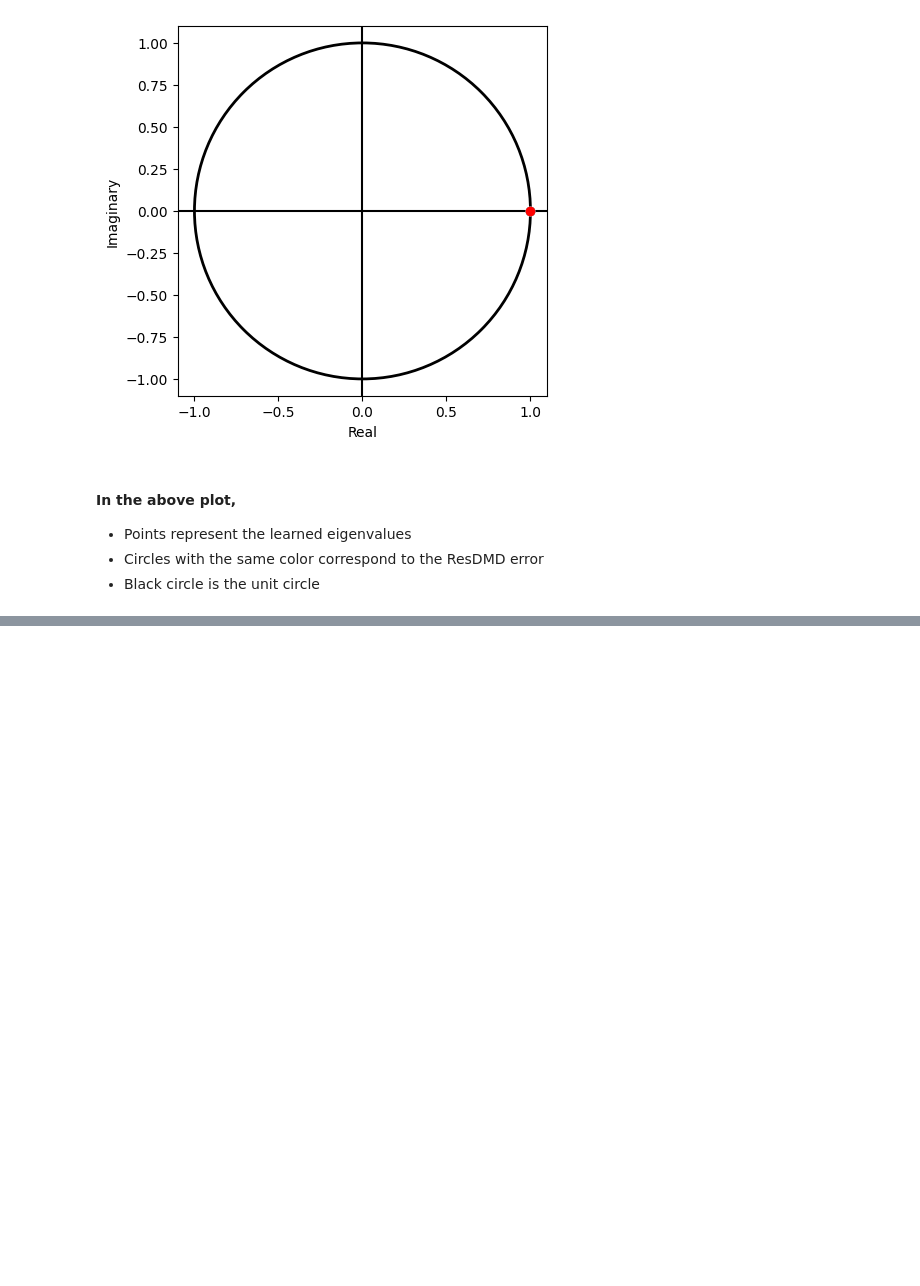
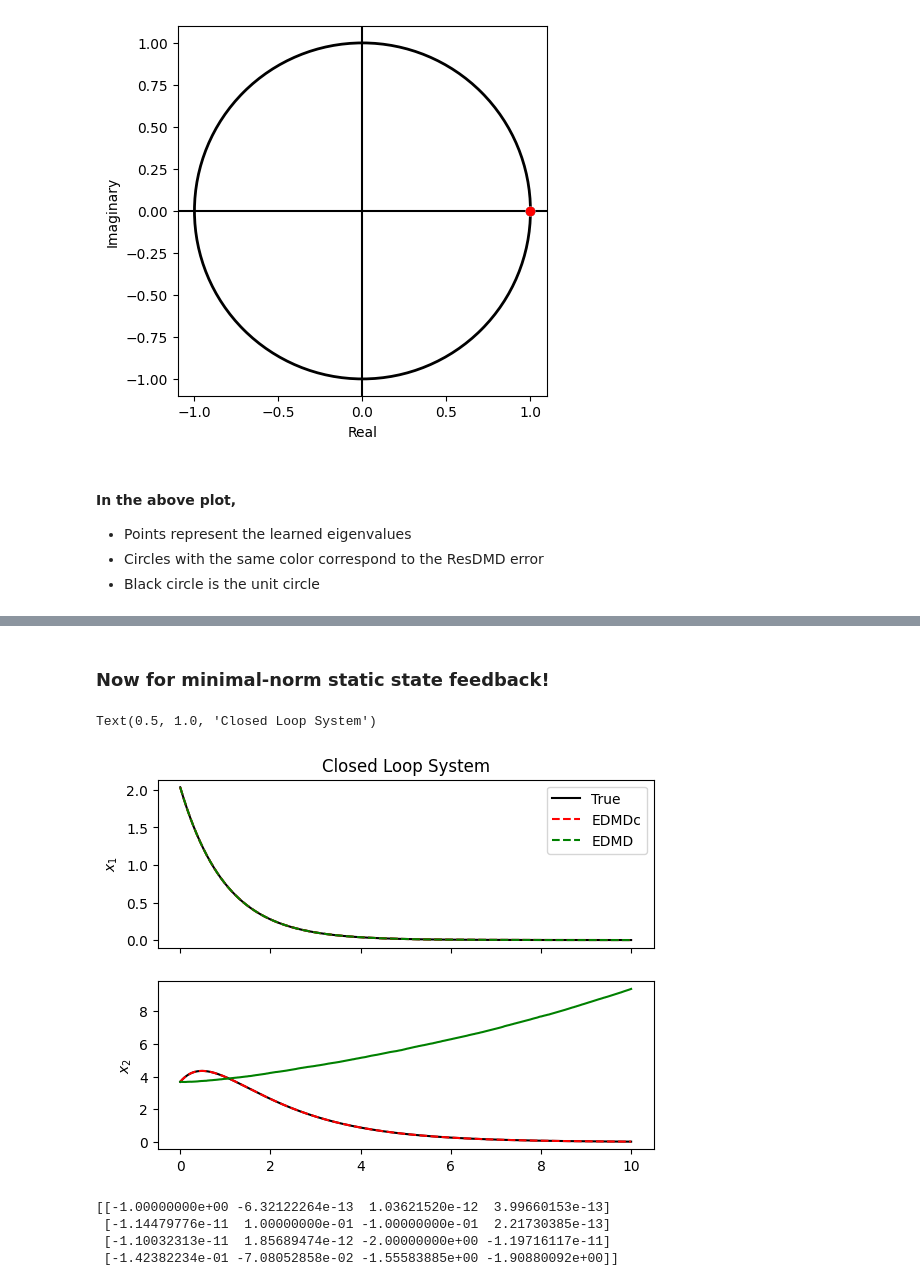
Before and after one commit to jmbosnich/ResDMDc, a Jupyter notebook: ResDMD_forced.ipynb, the cells around one changed output, grey strips where cells are left out. Saved outputs shown, nothing was run; the diff lists cells and outputs as text; code cells hidden in the pictures; blank space fills up the shorter version.

```diff
--- a/ResDMD_forced.ipynb
+++ b/ResDMD_forced.ipynb
@@ -475,0 +480,54 @@ plt.legend()
+# %% [markdown]
+### Now for minimal-norm static state feedback!
+# %%
+# these gains were generated by Gillis minimal-norm feedback optimization
+# K_ours = np.array([0.0186, 0.5194, 0.1497, -0.2340])
+K_ours = np.array([-0.0210, 0.4512, -0.0052, -0.3237])
+
+K_min = np.array([-0.0001, 0.0990, -0.0002, -0.0097])
+
+model.reset(x0_rand)  #woah
+
+traj_feedback_true = np.zeros([2, simulation_horizon])
+traj_feedback_ours = np.zeros([num_obs, simulation_horizon])
+traj_feedback_min = np.zeros([num_obs, simulation_horizon])
+
+z0 = z(x0_rand, [0.])
+traj_feedback_true[:, 0] = x0_rand
+traj_feedback_ours[:, 0] = z0
+
+
+for t in range(simulation_horizon - 1):
+
+    # create feedback
+    u_ours = [-K_ours@traj_feedback_ours[:, t][:-1]]
+
+    # propogate true dynamics
+    traj_feedback_true[:, t+1] = model.step(u_ours)
+
+    # propogate Koopman dynamics
+    traj_feedback_ours[:-1, t+1] = A@traj_feedback_ours[:-1, t] + B[:,0]*u_ours
+
+time = np.arange(0, simulation_tf, model.dt)
+
+fig, axs = plt.subplots(2, 1, sharex=True)
+axs[0].plot(time, traj_feedback_true[0], 'k-', label="True")
+axs[0].plot(time, traj_feedback_ours[0], 'r--', label="EDMDc")
+axs[1].plot(time, traj_feedback_true[1], 'k-', label="True")
+axs[1].plot(time, traj_feedback_ours[1], 'r--', label="EDMDc")
+axs[0].plot(time, traj_test_true[0], 'g--', label="EDMD")
+axs[1].plot(time, traj_test_true[1], 'g-', label="EDMD")
+axs[0].set_ylabel('$x_1$')
+axs[1].set_ylabel('$x_2$')
+axs[0].legend(loc="upper right")
+axs[0].set_title("Closed Loop System")
+# %% [output]
+Text(0.5, 1.0, 'Closed Loop System')
+[figure, added]
+# %%
+print(A_cont)
+# %% [output]
+[[-1.00000000e+00 -6.32122264e-13  1.03621520e-12  3.99660153e-13]
+ [-1.14479776e-11  1.00000000e-01 -1.00000000e-01  2.21730385e-13]
+ [-1.10032313e-11  1.85689474e-12 -2.00000000e+00 -1.19716117e-11]
+ [-1.42382234e-01 -7.08052858e-02 -1.55583885e+00 -1.90880092e+00]]
```
Also changed, not shown: parts of 5 cells of this notebook, 1 other file.
